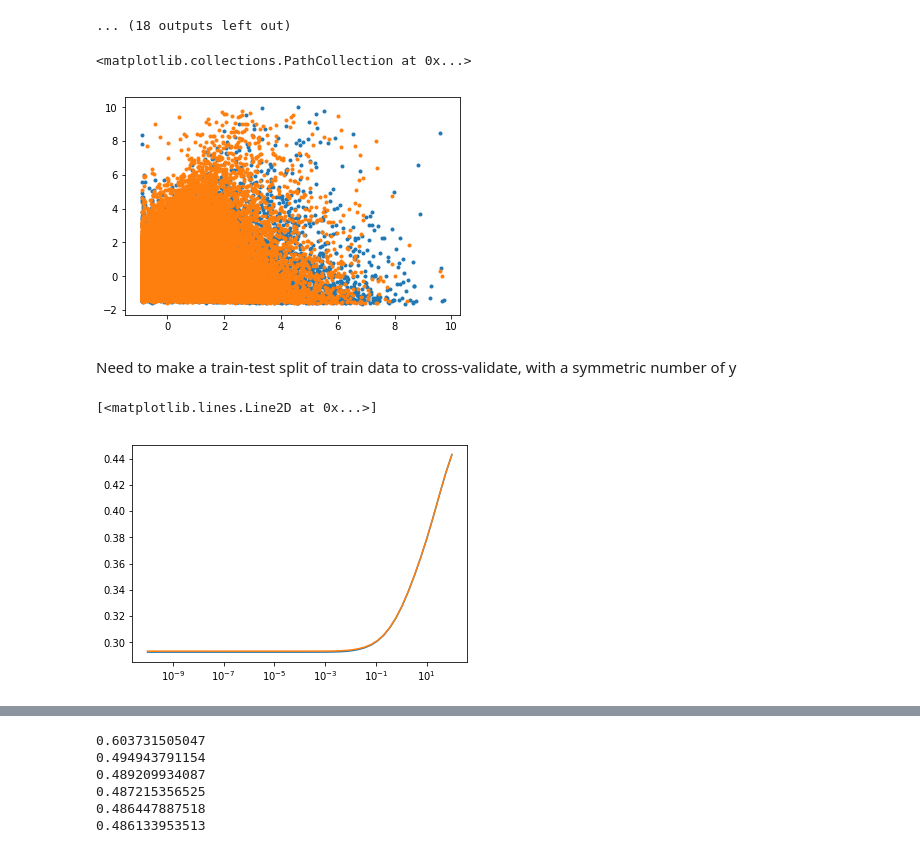
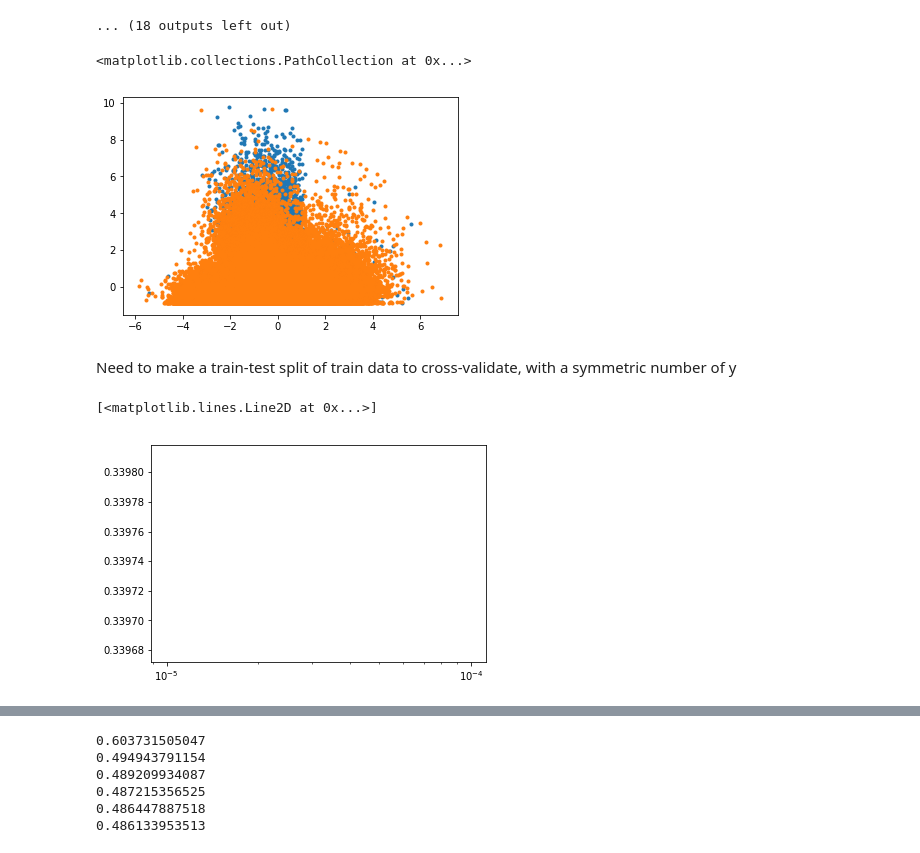
Before and after one commit to Droxef/ML2017, a Jupyter notebook: files/debug.ipynb, the cells around one changed output, grey strips where cells are left out. Saved outputs shown, nothing was run; the diff lists cells and outputs as text; code cells hidden in the pictures.

```diff
--- a/files/debug.ipynb
+++ b/files/debug.ipynb
@@ -5,11 +5,19 @@ import numpy as np
 import matplotlib.pyplot as plt
 %load_ext autoreload
 %autoreload 2
+# %%
+tempou=boxplotData[-1]
+boxplotData=[]
+boxplotData.append(temp[0][:-1])
+boxplotData.append(tempou)
 # %%
 # HARD NECESSAIRE
 from proj1_helpers import *
 testY,testX,idTest=load_csv_data("../../dataset/test.csv", sub_sample=False)
 trainY,trainX,idTrain=load_csv_data("../../dataset/train.csv", sub_sample=False)
+# %%
+newFeature=(trainX==-999).sum(axis=1)
+newFeatureTest=(testX==-999).sum(axis=1)
 # %%
 # NECESSAIRE (MAIS TEST AVEC ET SANS EST UN PLUS)
 trainX[trainX==-999]=np.nan
@@ -33,3 +45,6 @@ for i in range(testX.shape[1]):
+# %%
+trainX=np.c_[trainX,newFeature]
+testX=np.c_[testX,newFeatureTest]
 # %%
 # NECESSAIRE (MAIS TEST AVEC ET SANS EST UN PLUS)
 meanTrain=np.nanmean(trainX,axis=0)
@@ -71,10 +86,6 @@ max_iters=500
 gamma=3e-7
 #lambda_=10
 #degree=4
-# %%
-# NOPE NEVER
-trainX=np.delete(trainX,22,1)
-testX=np.delete(testX,22,1)
 # %%
 # USELESS FOR TEST
 # 4,6,7,11,12,14,15,18,20,22,24,25,27,28 is useless?
@@ -97,13 +108,13 @@ for i in range(trainX.shape[1]):
 ... (18 outputs left out)
 # %%
 #USELESS FOR TEST
-deg1=3
-deg2=10
+deg1=2
+deg2=3
 plt.scatter(trainX[np.where(trainY==1),deg1],trainX[np.where(trainY==1),deg2],marker='.')
 plt.scatter(trainX[np.where(trainY==-1),deg1],trainX[np.where(trainY==-1),deg2],marker='.')
 # %% [output]
 <matplotlib.collections.PathCollection at 0x...>
-[figure, old version]
+[figure, new version]
 # %% [markdown]
 Need to make a train-test split of train data to cross-validate, with a symmetric number of y
 # %%
@@ -147,30 +196,31 @@ def cross_validation(y, x, k_indices, k, lambda_):
 # %%
 # NOPE
 degree=4
 seed = 1
-k_fold = 4
-lambdas= np.logspace(-10, 2, 50)
+k_fold = 8
+lambdas= [0,8.2864277285468429e-05]#np.logspace(-10, 0, 50)
 k_indices = build_k_indices(trainY, k_fold, seed)
 
 
 losses=[]
 losses_te=[]
 tx = build_poly(trainX,degree)
 
 for lambda_ in lambdas:
     temp_tr=[]
     temp_te=[]
     for k in range(k_fold):
-        tr,te=cross_validation(trainY,tx,k_indices,k,lambda_,degree)
+        tr,te=cross_validation(trainY,tx,k_indices,k,lambda_)
         temp_tr.append(tr)
         temp_te.append(te)
+    boxplotData.append(temp_te)
     losses.append(np.mean(temp_tr))
     losses_te.append(np.mean(temp_te))
     #add np.std test pour rapport
 plt.semilogx(lambdas,losses)
 plt.semilogx(lambdas,losses_te)
 # %% [output]
 [<matplotlib.lines.Line2D at 0x...>]
-[figure, old version]
+[figure, new version]
 # %%
 # NOPE
```
Also changed, not shown: parts of 37 cells of this notebook, 29 other files.
